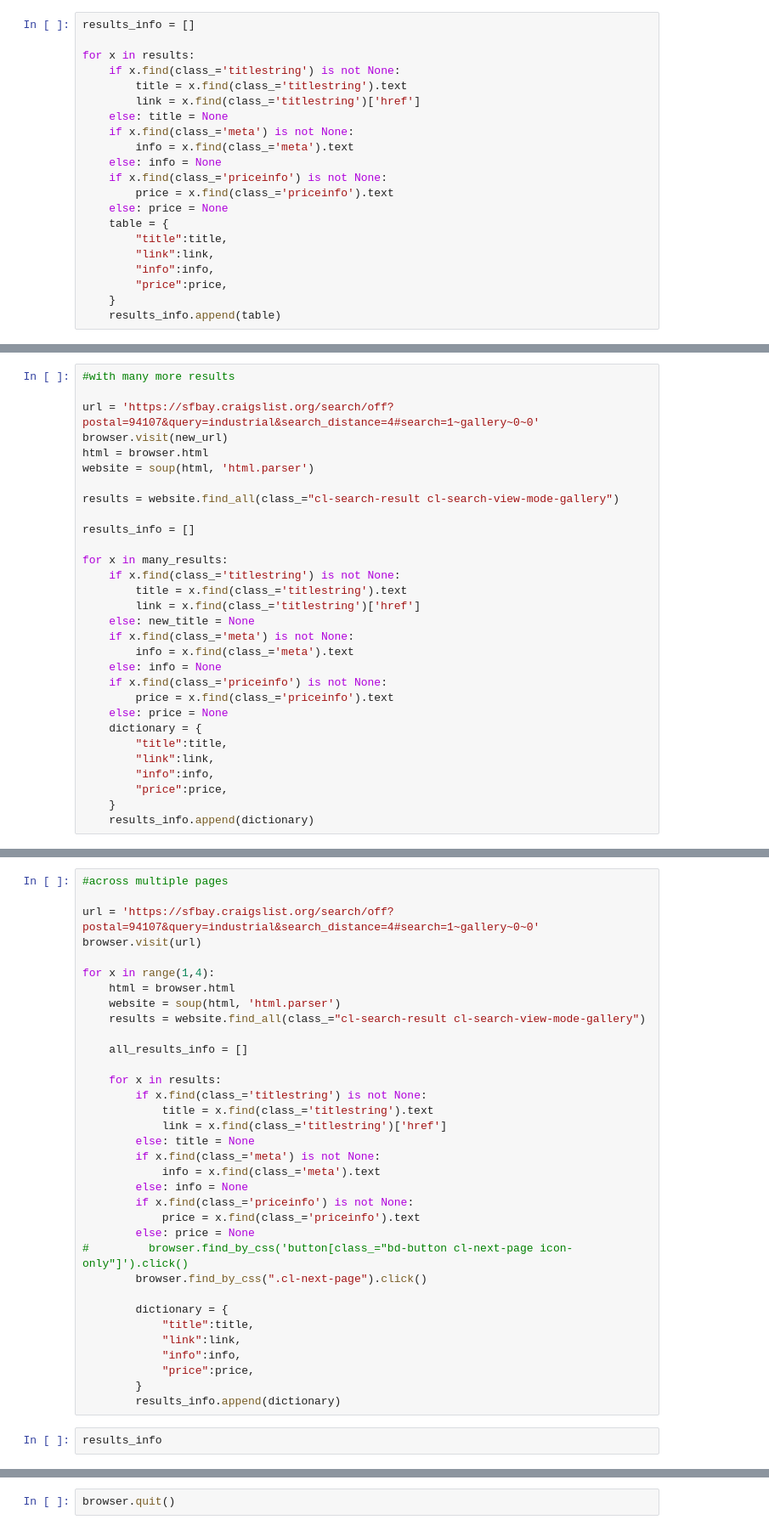
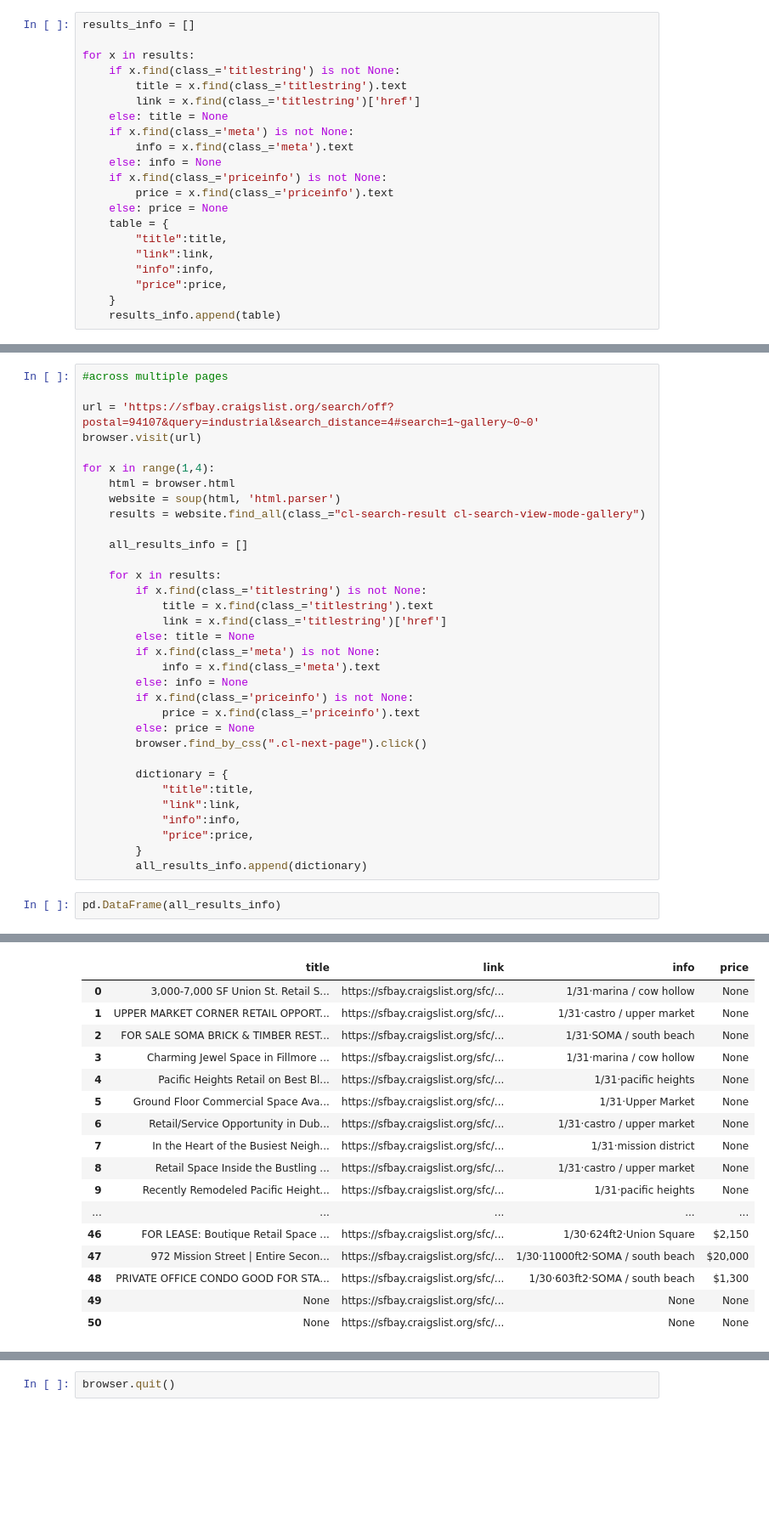
Before and after one commit to lilphonsdale/sfmade, a Jupyter notebook: CraigsListings.ipynb, the cells around one changed output, grey strips where cells are left out. Shown at 85% size. Saved outputs shown, nothing was run; the diff lists cells and outputs as text; blank space fills up the shorter version.

Commit message:
working on click in functionality
going deeper

```diff
--- a/CraigsListings.ipynb
+++ b/CraigsListings.ipynb
@@ -90,30 +80,0 @@ meta
-# %%
-#with many more results
-
-url = 'https://sfbay.craigslist.org/search/off?postal=94107&query=industrial&search_distance=4#search=1~gallery~0~0'
-browser.visit(new_url)
-html = browser.html
-website = soup(html, 'html.parser')
-
-results = website.find_all(class_="cl-search-result cl-search-view-mode-gallery")
-
-results_info = []
-
-for x in many_results:
-    if x.find(class_='titlestring') is not None:
-        title = x.find(class_='titlestring').text
-        link = x.find(class_='titlestring')['href']
-    else: new_title = None
-    if x.find(class_='meta') is not None:
-        info = x.find(class_='meta').text
-    else: info = None
-    if x.find(class_='priceinfo') is not None:
-        price = x.find(class_='priceinfo').text
-    else: price = None
-    dictionary = {
-        "title":title,
-        "link":link,
-        "info":info,
-        "price":price,
-    }
-    results_info.append(dictionary)
@@ -148,7 +102,6 @@ for x in range(1,4):
         if x.find(class_='priceinfo') is not None:
             price = x.find(class_='priceinfo').text
         else: price = None
-#         browser.find_by_css('button[class_="bd-button cl-next-page icon-only"]').click()
         browser.find_by_css(".cl-next-page").click()
 
         dictionary = {
@@ -157,7 +110,7 @@ for x in range(1,4):
             "info":info,
             "price":price,
         }
-        results_info.append(dictionary)
+        all_results_info.append(dictionary)
 # %%
-results_info
+pd.DataFrame(all_results_info)
 # %% [output]
@@ -180,0 +117,17 @@ results_info
+|  | title | link | info | price |
+| 0 | 3,000-7,000 SF Union St. Retail S... | https://sfbay.craigslist.org/sfc/... | 1/31·marina / cow hollow | None |
+| 1 | UPPER MARKET CORNER RETAIL OPPORT... | https://sfbay.craigslist.org/sfc/... | 1/31·castro / upper market | None |
+| 2 | FOR SALE SOMA BRICK & TIMBER REST... | https://sfbay.craigslist.org/sfc/... | 1/31·SOMA / south beach | None |
+| 3 | Charming Jewel Space in Fillmore ... | https://sfbay.craigslist.org/sfc/... | 1/31·marina / cow hollow | None |
+| 4 | Pacific Heights Retail on Best Bl... | https://sfbay.craigslist.org/sfc/... | 1/31·pacific heights | None |
+| 5 | Ground Floor Commercial Space Ava... | https://sfbay.craigslist.org/sfc/... | 1/31·Upper Market | None |
+| 6 | Retail/Service Opportunity in Dub... | https://sfbay.craigslist.org/sfc/... | 1/31·castro / upper market | None |
+| 7 | In the Heart of the Busiest Neigh... | https://sfbay.craigslist.org/sfc/... | 1/31·mission district | None |
+| 8 | Retail Space Inside the Bustling ... | https://sfbay.craigslist.org/sfc/... | 1/31·castro / upper market | None |
+| 9 | Recently Remodeled Pacific Height... | https://sfbay.craigslist.org/sfc/... | 1/31·pacific heights | None |
+| ... | ... | ... | ... | ... |
+| 46 | FOR LEASE: Boutique Retail Space ... | https://sfbay.craigslist.org/sfc/... | 1/30·624ft2·Union Square | $2,150 |
+| 47 | 972 Mission Street | Entire Secon... | https://sfbay.craigslist.org/sfc/... | 1/30·11000ft2·SOMA / south beach | $20,000 |
+| 48 | PRIVATE OFFICE CONDO GOOD FOR STA... | https://sfbay.craigslist.org/sfc/... | 1/30·603ft2·SOMA / south beach | $1,300 |
+| 49 | None | https://sfbay.craigslist.org/sfc/... | None | None |
+| 50 | None | https://sfbay.craigslist.org/sfc/... | None | None |
```
Also changed, not shown: parts of 8 cells of this notebook.
